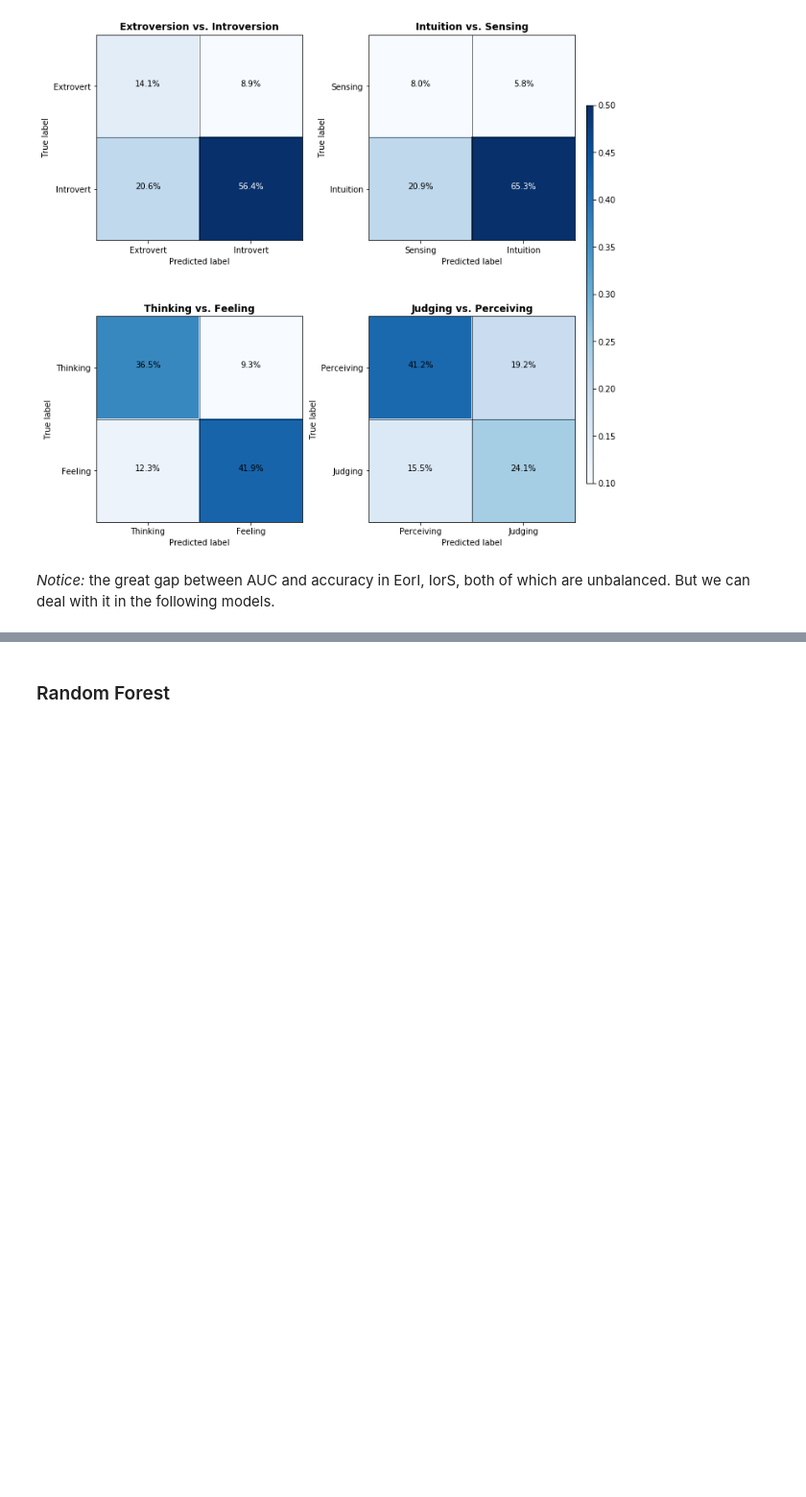
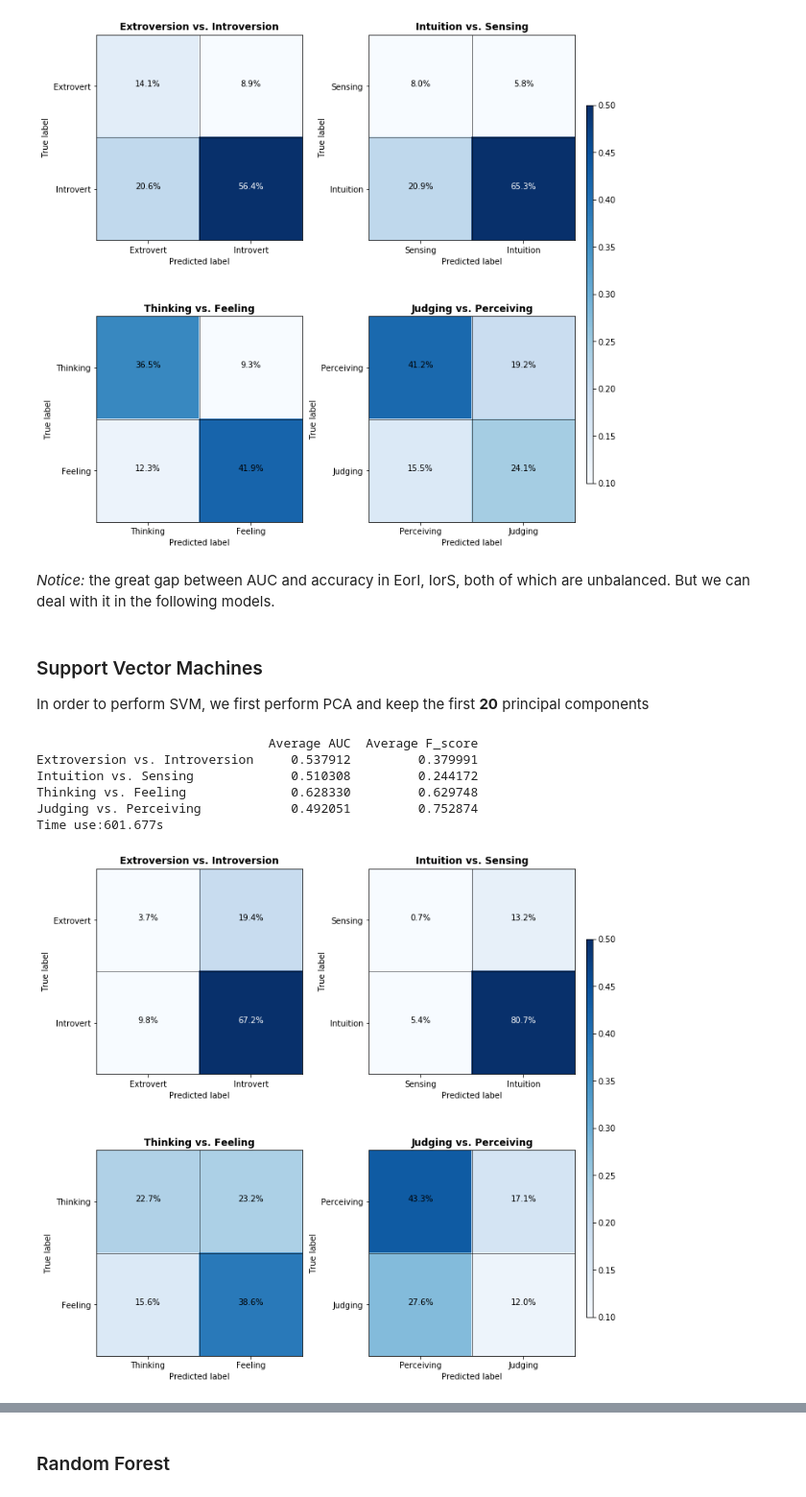
Before and after one commit to donyafoz/MBTI-ML, a Jupyter notebook: Final_Notebook.ipynb, the cells around one changed output, grey strips where cells are left out. Shown at 96% size. Cells and saved outputs as stored; diff of their text form; code cells hidden in the pictures; blank space fills up the shorter version.

```diff
--- a/Final_Notebook.ipynb
+++ b/Final_Notebook.ipynb
@@ -442,7 +433,7 @@ def plot_confusion_matrix(cm,
     axs = axs.flatten()
     k=0
 
-    v_max = max(np.ndarray.flatten(np.array(list(cms.values()))))
+    v_max = max(np.ndarray.flatten(np.array(list(cm.values()))))
 
     for col in cm.keys():
         x = axs[k].imshow(cm[col], cmap=cmap, vmin=0.1, vmax=.5) # interpolation changes the blurriness of the squares
@@ -599,3 +585,21 @@ Time use:40.340s
 [figure]
 # %% [markdown]
 *Notice:* the great gap between AUC and accuracy in EorI, IorS, both of which are unbalanced. But we can deal with it in the following models.
+# %% [markdown]
+### Support Vector Machines
+
+In order to perform SVM, we first perform PCA and keep the first **20** principal components
+# %%
+pca_tfidf = PCA(n_components=50, random_state=420)
+X_tfidf_pca_50 = pd.DataFrame(pca_tfidf.fit_transform(X_tf))
+
+SVM = SVC(class_weight="balanced", probability=True)
+svm_tf_pca20_model = model(SVM, X_tfidf_pca_50, target, nsplits=4)
+# %% [output]
+                               Average AUC  Average F_score
+Extroversion vs. Introversion     0.537912         0.379991
+Intuition vs. Sensing             0.510308         0.244172
+Thinking vs. Feeling              0.628330         0.629748
+Judging vs. Perceiving            0.492051         0.752874
+Time use:601.677s
+[figure, added]
```
Also changed, not shown: parts of 8 cells of this notebook.
